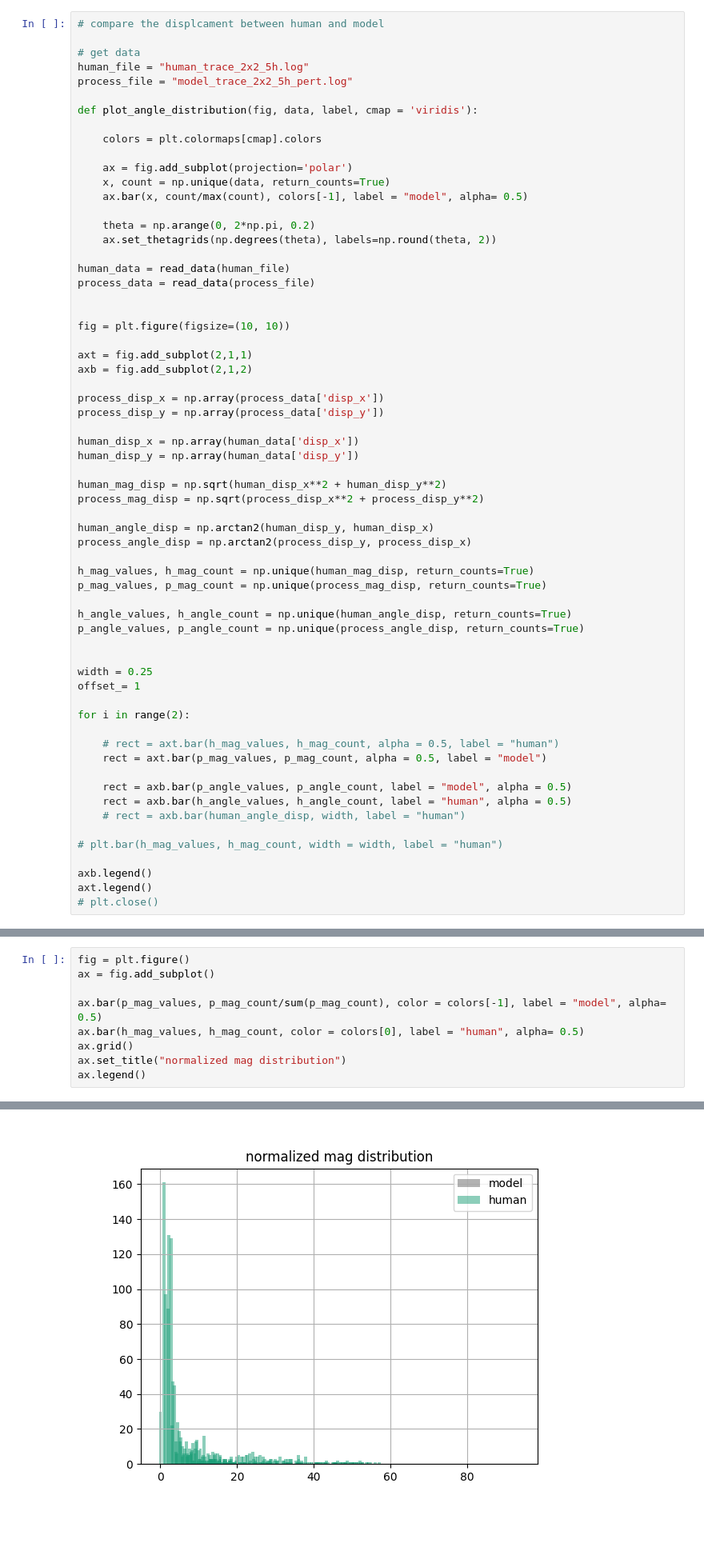
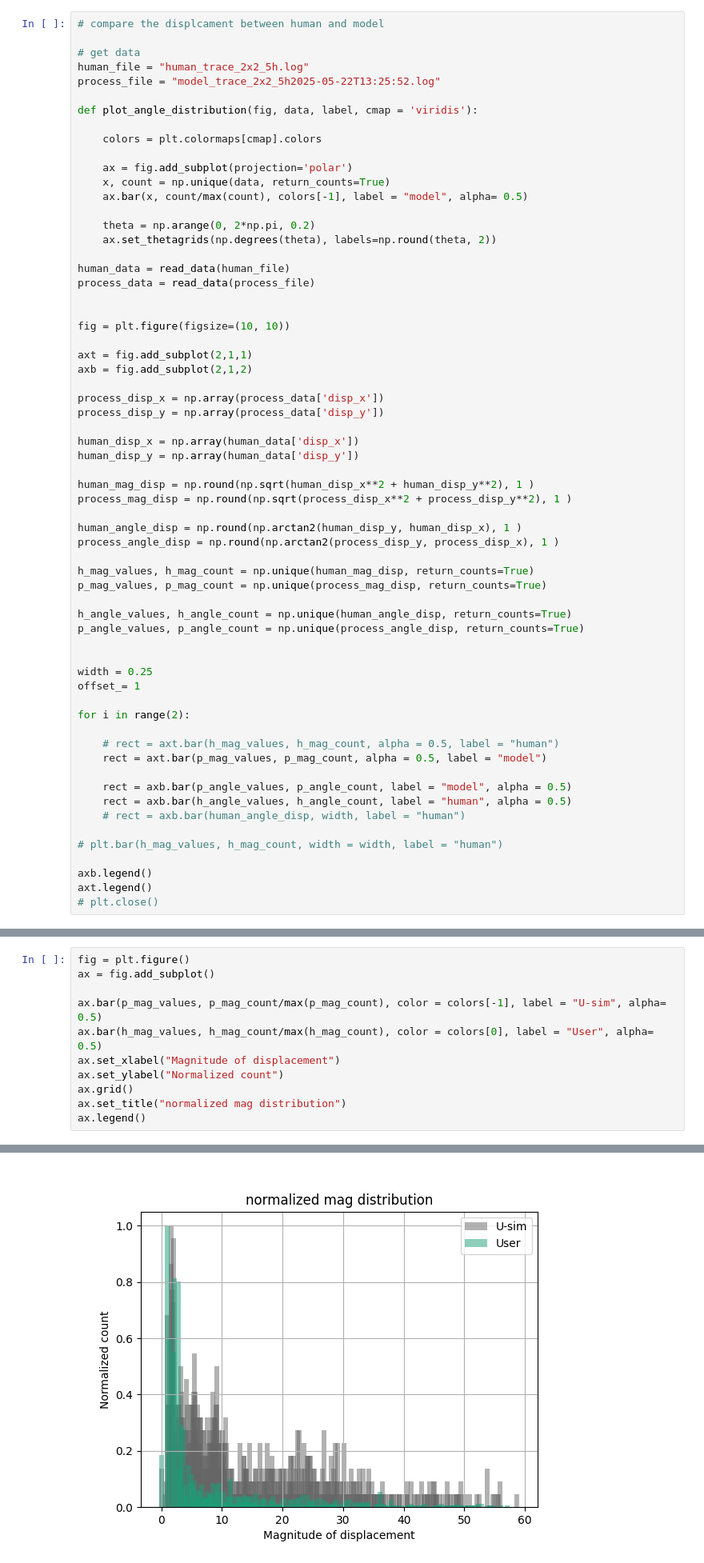
Before and after one commit to joaoMartinSaquet/smartDarts, a Jupyter notebook: smartdarts/jupyter/viz.ipynb, the cells around one changed output, grey strips where cells are left out. Shown at 80% size. Saved outputs shown, nothing was run; the diff lists cells and outputs as text; blank space fills up the shorter version.

```diff
--- a/smartdarts/jupyter/viz.ipynb
+++ b/smartdarts/jupyter/viz.ipynb
@@ -71,7 +71,7 @@ data['pos_x']  [182.0, 182.0, 182.0, 200.579254150391, 212.02262878418, 226.7217
 
 # get data
 human_file = "human_trace_2x2_5h.log"
-process_file = "model_trace_2x2_5h_pert.log"
+process_file = "model_trace_2x2_5h2025-05-22T13:25:52.log"
 
 def plot_angle_distribution(fig, data, label, cmap = 'viridis'):
 
@@ -99,11 +99,11 @@ process_disp_y = np.array(process_data['disp_y'])
 human_disp_x = np.array(human_data['disp_x'])
 human_disp_y = np.array(human_data['disp_y'])
 
-human_mag_disp = np.sqrt(human_disp_x**2 + human_disp_y**2)
-process_mag_disp = np.sqrt(process_disp_x**2 + process_disp_y**2)
+human_mag_disp = np.round(np.sqrt(human_disp_x**2 + human_disp_y**2), 1 )
+process_mag_disp = np.round(np.sqrt(process_disp_x**2 + process_disp_y**2), 1 )
 
-human_angle_disp = np.arctan2(human_disp_y, human_disp_x)
-process_angle_disp = np.arctan2(process_disp_y, process_disp_x)
+human_angle_disp = np.round(np.arctan2(human_disp_y, human_disp_x), 1 )
+process_angle_disp = np.round(np.arctan2(process_disp_y, process_disp_x), 1 )
 
 h_mag_values, h_mag_count = np.unique(human_mag_disp, return_counts=True)
 p_mag_values, p_mag_count = np.unique(process_mag_disp, return_counts=True)
@@ -149,12 +149,14 @@ Text(0.5, 1.0, 'normalized angle distribution')
 # %%
 fig = plt.figure()
 ax = fig.add_subplot()
 
-ax.bar(p_mag_values, p_mag_count/sum(p_mag_count), color = colors[-1], label = "model", alpha= 0.5)
-ax.bar(h_mag_values, h_mag_count, color = colors[0], label = "human", alpha= 0.5)
+ax.bar(p_mag_values, p_mag_count/max(p_mag_count), color = colors[-1], label = "U-sim", alpha= 0.5)
+ax.bar(h_mag_values, h_mag_count/max(h_mag_count), color = colors[0], label = "User", alpha= 0.5)
+ax.set_xlabel("Magnitude of displacement")
+ax.set_ylabel("Normalized count")
 ax.grid()
 ax.set_title("normalized mag distribution")
 ax.legend()
 # %% [output]
 <matplotlib.legend.Legend at 0x...>
-[figure, old version]
+[figure, new version]
```
Also changed, not shown: parts of 7 cells of this notebook, 9 other files.
